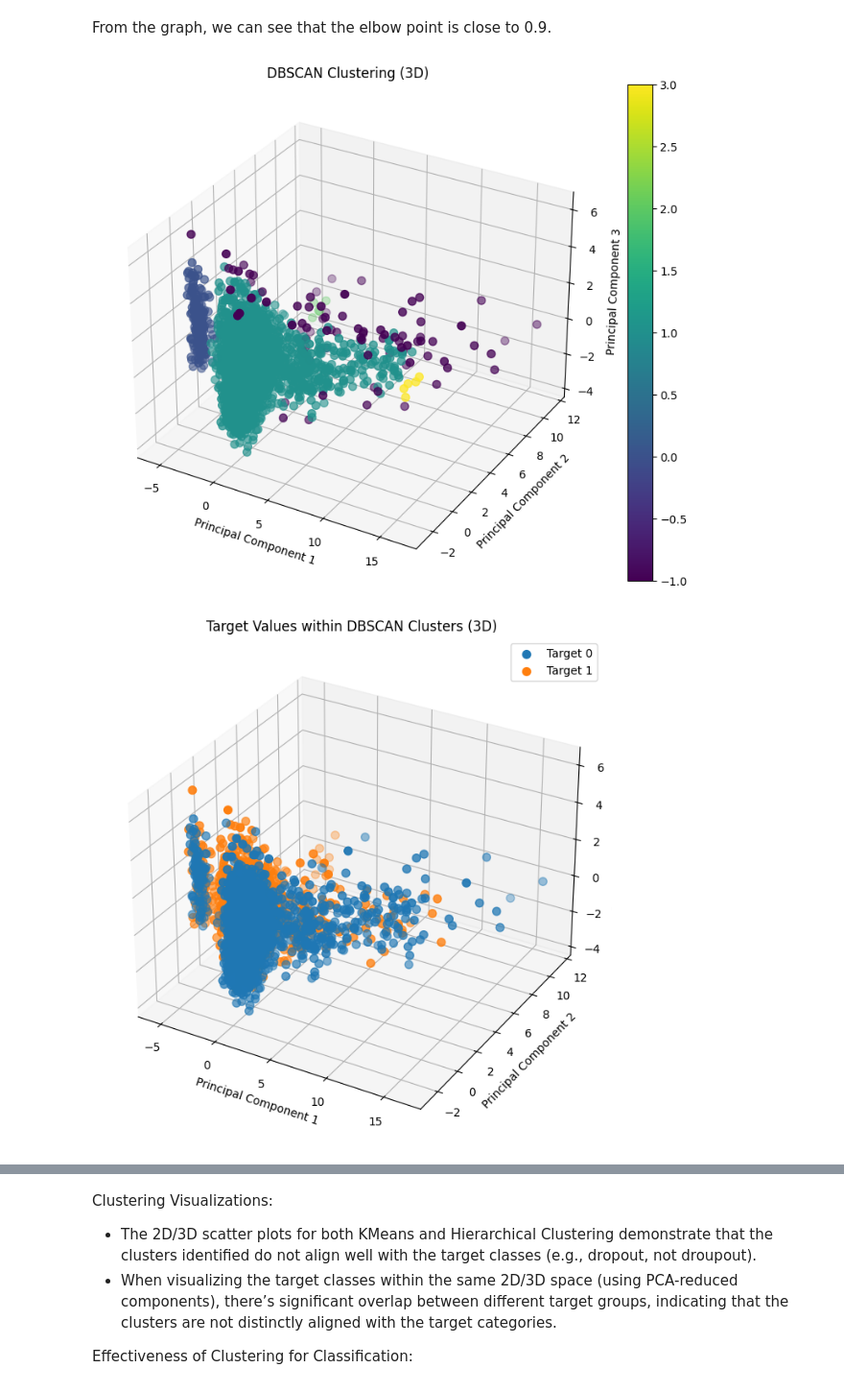
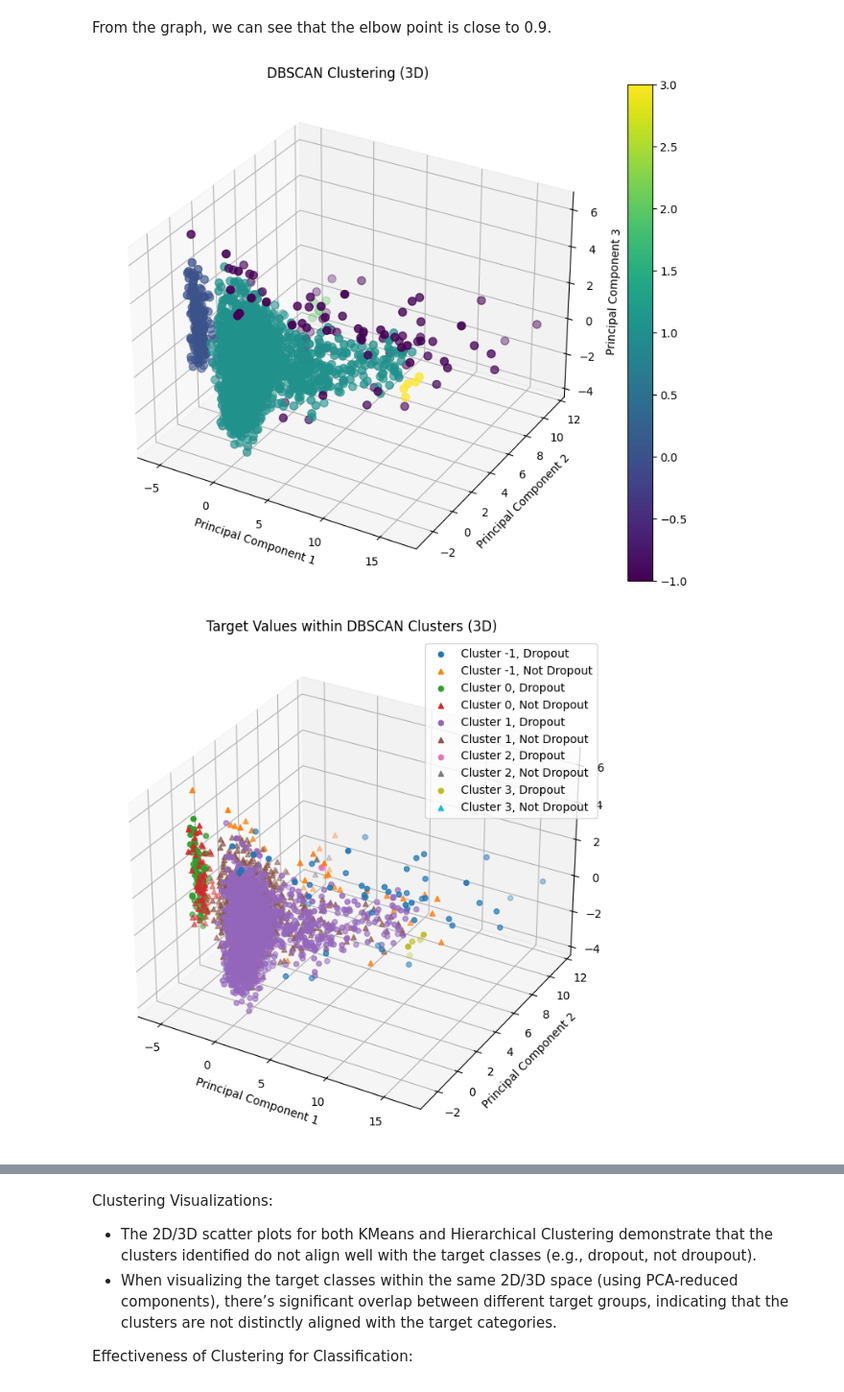
Before and after one commit to jnqian99/academic-performance, a Jupyter notebook: notebooks/3_cluster.ipynb, the cells around one changed output, grey strips where cells are left out. Shown at 96% size. Drawn from its saved outputs; the diff is of its cells as text; code cells hidden in the pictures.

Commit message:
updated cluster.ipynb and the result graphs

```diff
--- a/notebooks/3_cluster.ipynb
+++ b/notebooks/3_cluster.ipynb
@@ -240,35 +301,51 @@ From the graph, we can see that the elbow point is close to 0.9.
 # Import DBSCAN
 from sklearn.cluster import DBSCAN
 
 # Apply DBSCAN
 dbscan = DBSCAN(eps=0.9, min_samples=5)
 dbscan.fit(X_scatter)
 
 # 3D plot of the data
 fig = plt.figure(figsize=(10, 8))
 ax = fig.add_subplot(111, projection='3d')
 scatter = ax.scatter(X_scatter[:, 0], X_scatter[:, 1], X_scatter[:, 2], c=dbscan.labels_, cmap='viridis', s=50)
 ax.set_title("DBSCAN Clustering (3D)")
 ax.set_xlabel("Principal Component 1")
 ax.set_ylabel("Principal Component 2")
 ax.set_zlabel("Principal Component 3")
 plt.colorbar(scatter)
 plt.savefig(os.path.join(os.path.dirname('../results/'), 'clustering_3d_dbscan.png'))
 plt.show()
 
-
-# Visualize y values with different colors based on cluster
+# 3D Visualize clusters and true labels
 fig = plt.figure(figsize=(10, 8))
 ax = fig.add_subplot(111, projection='3d')
-for i in sorted(y.unique()):
-    ax.scatter(X_scatter[y == i, 0], X_scatter[y == i, 1], X_scatter[y == i, 2], label=f'Target {i}', s=50)
+
+# Define marker styles for targets
+marker_styles = ['o', '^']  # 'o' for Dropout, '^' for Not Dropout
+target_names = {0: 'Dropout', 1: 'Not Dropout'}  # Mapping for legend
+
+# Loop through clusters
+for cluster_id in np.unique(dbscan.labels_):
+    cluster_mask = (dbscan.labels_ == cluster_id)
+    for target in np.unique(y):
+        target_mask = (y == target)
+        combined_mask = cluster_mask & target_mask
+        ax.scatter(
+            X_scatter[combined_mask, 0],
+            X_scatter[combined_mask, 1],
+            X_scatter[combined_mask, 2],
+            marker=marker_styles[target],
+            label=f'Cluster {cluster_id}, {target_names[target]}'
+        )
+
 ax.set_title("Target Values within DBSCAN Clusters (3D)")
 ax.set_xlabel("Principal Component 1")
 ax.set_ylabel("Principal Component 2")
 ax.set_zlabel("Principal Component 3")
 ax.legend()
 plt.savefig(os.path.join(os.path.dirname('../results/'), 'clustering_3d_target_dbscan.png'))
 plt.show()
 # %% [output]
 [figure]
-[figure, old version]
+[figure, new version]
```
Also changed, not shown: parts of 3 cells of this notebook, 3 other files.
